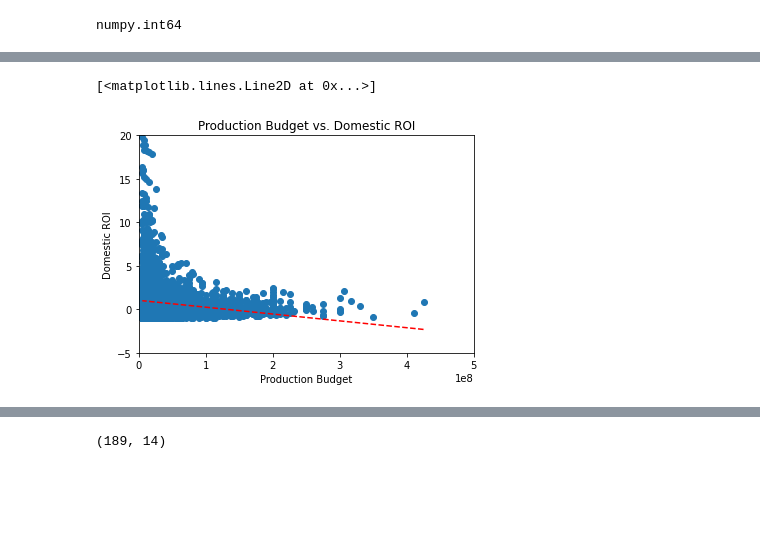
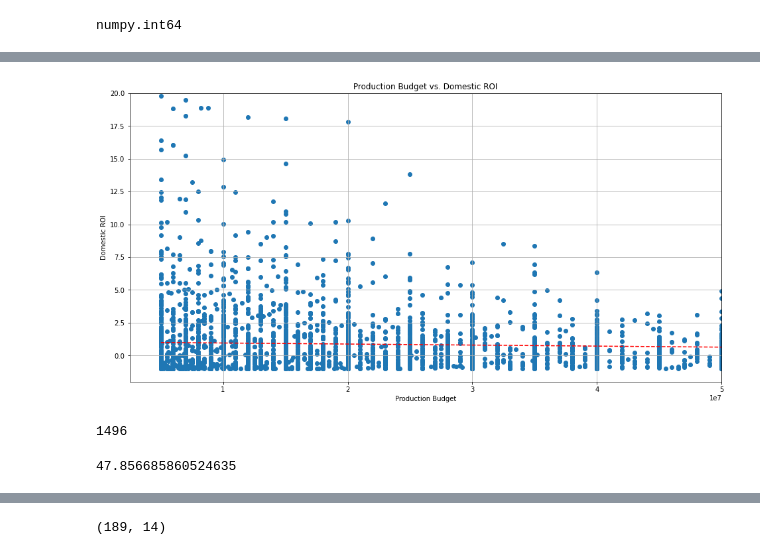
Before and after one commit to jmarkowi/Microsoft-Studios-Analysis, a Jupyter notebook: Eric––Project_1_Workbook.ipynb, the cells around one changed output, grey strips where cells are left out. Cells and saved outputs as stored; diff of their text form; code cells hidden in the pictures; blank space fills up the shorter version.

```diff
--- a/Eric––Project_1_Workbook.ipynb
+++ b/Eric––Project_1_Workbook.ipynb
@@ -234,5 +244,5 @@ movie_budgets_df[movie_budgets_df['domestic_roi'] > 10]
 # %%
-relevant_movies = movie_budgets_df[(movie_budgets_df['worldwide_gross'] > 0) &(movie_budgets_df['domestic_gross'] > 0) & (movie_budgets_df['production_budget'] >= 5000000)]
+relevant_movies = movie_budgets_df[(movie_budgets_df['worldwide_gross'] > 0) &(movie_budgets_df['domestic_gross'] > 0) & (movie_budgets_df['production_budget'] >= 5000000) & (movie_budgets_df['year'] != 2020) ]
 relevant_movies.head()
 # %% [output]
 |  | id | release_date | movie | production_budget | domestic_gross | worldwide_gross | domestic_profit | ... |
@@ -242,23 +252,25 @@ relevant_movies.head()
 | 3 | 4 | May 1, 2015 | Avengers: Age of Ultron | 330600000 | 459005868 | 1403013963 | 128405868 | ... |
 | 4 | 5 | Dec 15, 2017 | Star Wars Ep. VIII: The Last Jedi | 317000000 | 620181382 | 1316721747 | 303181382 | ... |
 # %%
-fig, ax = plt.subplots()
+# Segment of Production Budget vs. Domestic ROI where production budget is between 5 and 50 million dollars.
+
+fig, ax = plt.subplots(figsize = (16,8))
 
 X = relevant_movies['production_budget']
 
 Y = relevant_movies['domestic_roi']
 
 ax.scatter(X, Y)
 ax.set_title('Production Budget vs. Domestic ROI')
 ax.set_xlabel('Production Budget')
 ax.set_ylabel('Domestic ROI')
 
-plt.xlim(0, 500000000)
-plt.ylim(-5, 20)
+plt.xlim(2500000, 50000000)
+plt.ylim(-2, 20)
+plt.grid()
 
 z = np.polyfit(X, Y, 1) #create trendline
 p = np.poly1d(z)
-plt.plot(X,p(X),"r--") #plot trendline
+plt.plot(X,p(X),"r--"); #plot trendline
 # %% [output]
-[<matplotlib.lines.Line2D at 0x...>]
-[figure, old version]
+[figure, new version]
@@ -268,0 +277,10 @@ r_movies_50mil = relevant_movies[relevant_movies['production_budget'] <= 5000000
+# %%
+num_movies_5_to_50_with_neg_return_dom = relevant_movies[(relevant_movies['production_budget'] >= 5000000) & (relevant_movies['production_budget'] <= 50000000) & (relevant_movies['domestic_roi'] <= 0)].shape[0]
+num_movies_5_to_50_with_neg_return_dom
+# %% [output]
+1496
+# %%
+per_movies_5_to_50_with_neg_return_dom = (num_movies_5_to_50_with_neg_return_dom/(num_movies_5_to_50_with_neg_return_dom + (relevant_movies[(relevant_movies['production_budget'] >= 5000000) & (relevant_movies['production_budget'] <= 50000000) & (relevant_movies['domestic_roi'] > 0)].shape[0]))) * 100
+per_movies_5_to_50_with_neg_return_dom
+# %% [output]
+47.856685860524635
```
Also changed, not shown: parts of 36 cells of this notebook.
